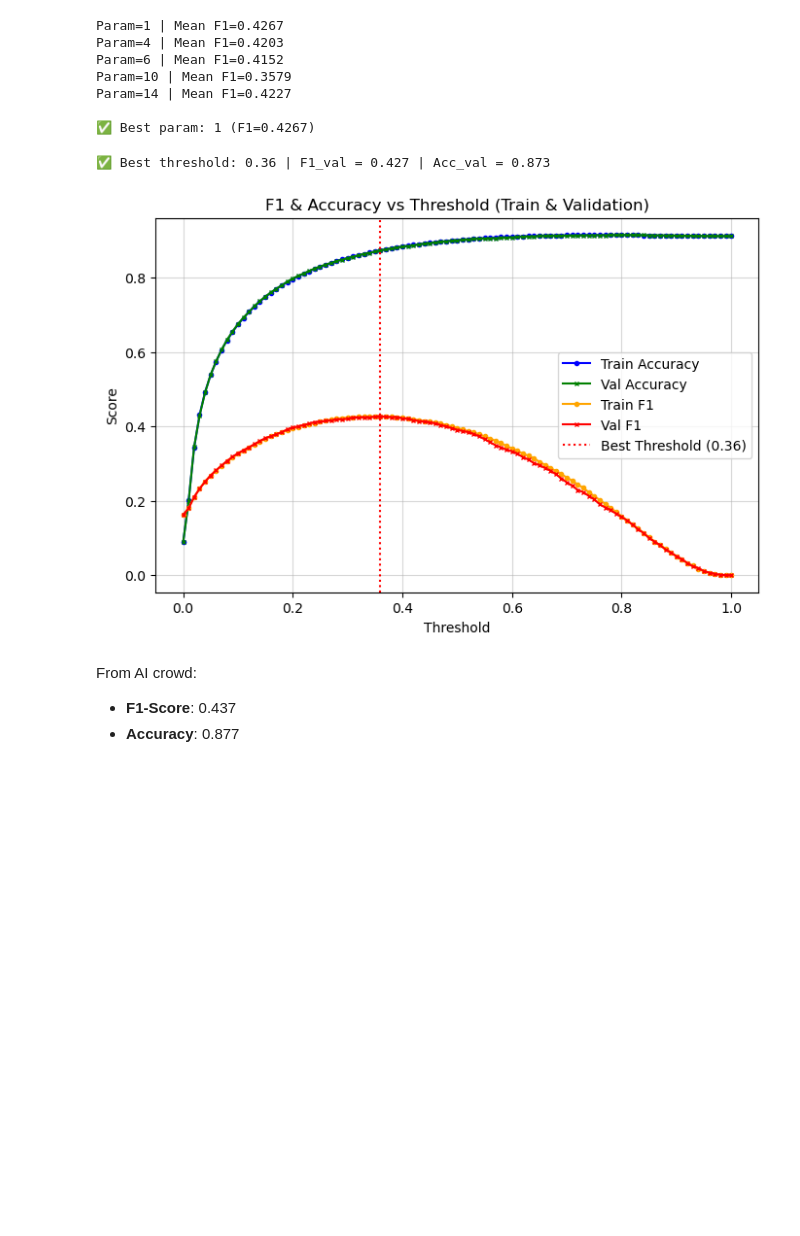
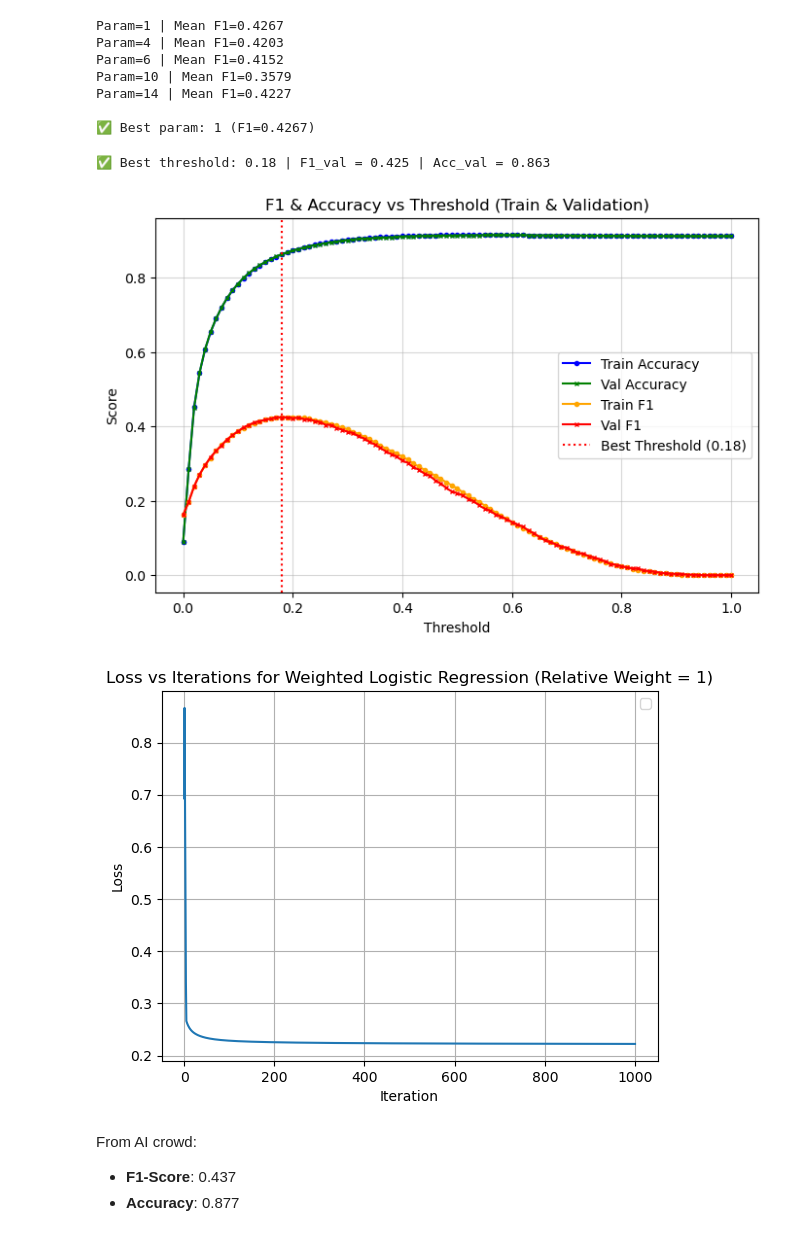
Before and after one commit to nathanmutin/MilaLyon, a Jupyter notebook: crossvalidation.ipynb, the cells around one changed output. Cells and saved outputs as stored; diff of their text form; code cells hidden in the pictures; blank space fills up the shorter version.

```diff
--- a/crossvalidation.ipynb
+++ b/crossvalidation.ipynb
@@ -244,23 +251,26 @@ Param=10 | Mean F1=0.3579
 Param=14 | Mean F1=0.4227
 
 ✅ Best param: 1 (F1=0.4267)
+# %%
+best_relative_weight = 1
 # %%
 sample_weights = 1 + (best_relative_weight - 1) * data_copy['y_train']
 initial_w = np.zeros(data_copy['x_train'].shape[1])
 weights_3, losses_3 = weighted_reg_logistic_regression(data_copy['y_train'], data_copy['x_train'], 0, sample_weights, initial_w, max_iter, best_gamma, return_history=True)
 
 best_t = plot_training_validation_performance(data_copy['x_train'], data_copy['y_train'], data_copy['x_val'], data_copy['y_val'], weights_3, losses_3)
 
 plt.plot(losses_3)
 plt.xlabel("Iteration")
 plt.ylabel("Loss")
-plt.title("Loss vs Iterations for weighted logistic regression with relative weight  =", best_relative_weight)
+plt.title(f"Loss vs Iterations for Weighted Logistic Regression (Relative Weight = {best_relative_weight})")
 plt.legend()
 plt.grid(True)
 plt.show()
 # %% [output]
-✅ Best threshold: 0.36 | F1_val = 0.427 | Acc_val = 0.873
+✅ Best threshold: 0.18 | F1_val = 0.425 | Acc_val = 0.863
-[figure, old version]
+[figure, new version]
+[figure, added]
 # %%
 #best_t = 0.36
 # Predict on test set and create submission file
```
Also changed, not shown: parts of 13 cells of this notebook, 1 other file.
